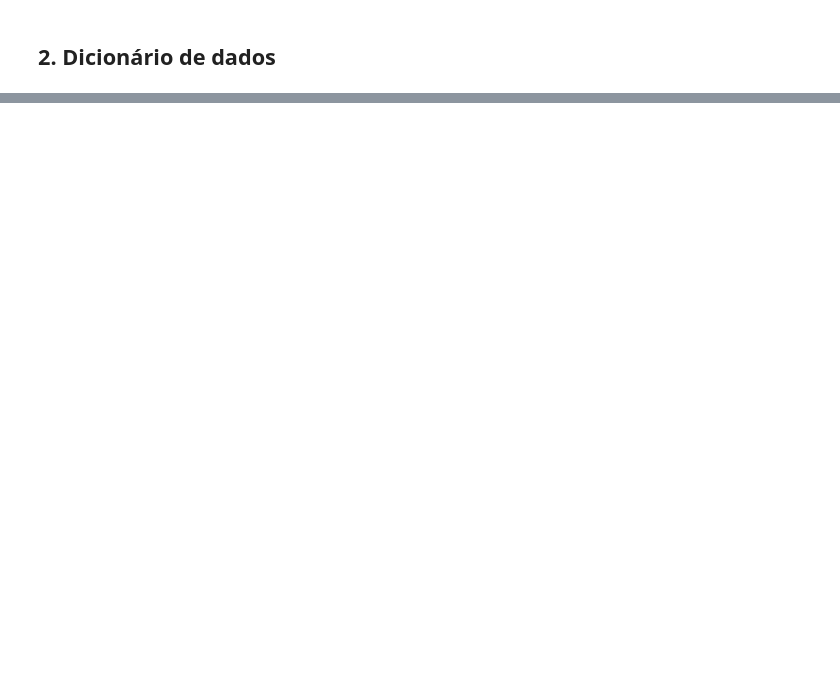
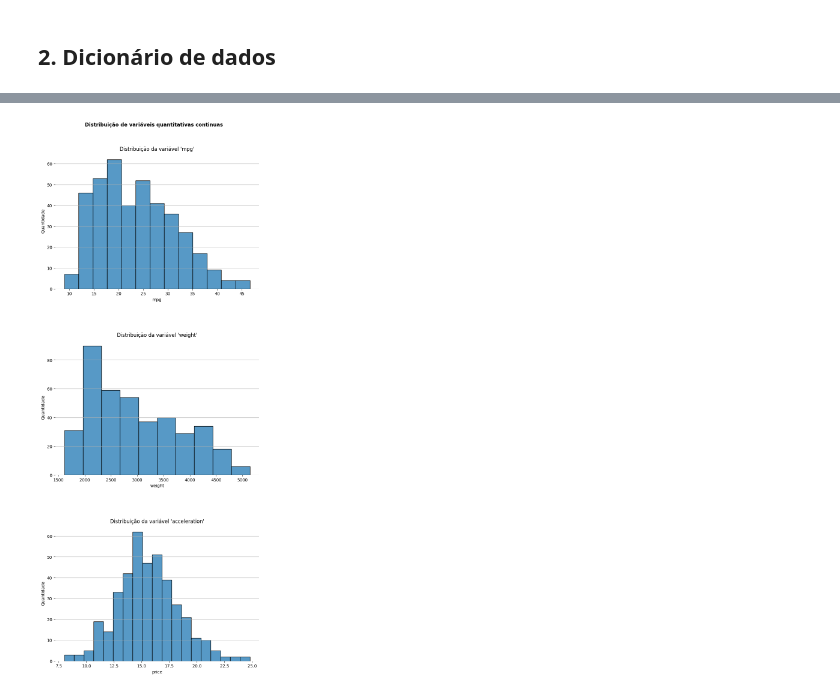
Before and after one commit to pauloricms12/avanti-bootcamp-cdd, a Jupyter notebook: notebooks/01-exploratory_data_analysis.ipynb, the cells around one changed output, grey strips where cells are left out. Drawn from its saved outputs; the diff is of its cells as text; code cells hidden in the pictures; blank space fills up the shorter version.

```diff
--- a/notebooks/01-exploratory_data_analysis.ipynb
+++ b/notebooks/01-exploratory_data_analysis.ipynb
@@ -63,0 +243,19 @@ mpg_dict.to_csv('../data/external/mpg_dict.csv', index=False)
+# %%
+fig, axes = plt.subplots(3, 1, figsize=(10,20))
+plt.tight_layout(pad=10)
+fig.suptitle('Distribuição de variáveis quantitativas continuas', fontweight='bold')
+
+for i, variavel in enumerate(df_dict.query("subtipo == 'continua'").variavel.to_list()):
+    ax = sns.histplot(
+        data=df_copy,
+        x=variavel,
+        ax=axes.flatten()[i],
+    )
+    ax.set(frame_on=False)
+    ax.set_title(f"Distribuição da variável '{variavel}'")
+    plt.xlabel('price')
+    ax.set_ylabel('Quantidade')
+    ax.grid(axis='y', linestyle='-')
+plt.show()
+# %% [output]
+[figure, added]
```
Also changed, not shown: parts of 18 cells of this notebook, 7 other files.
